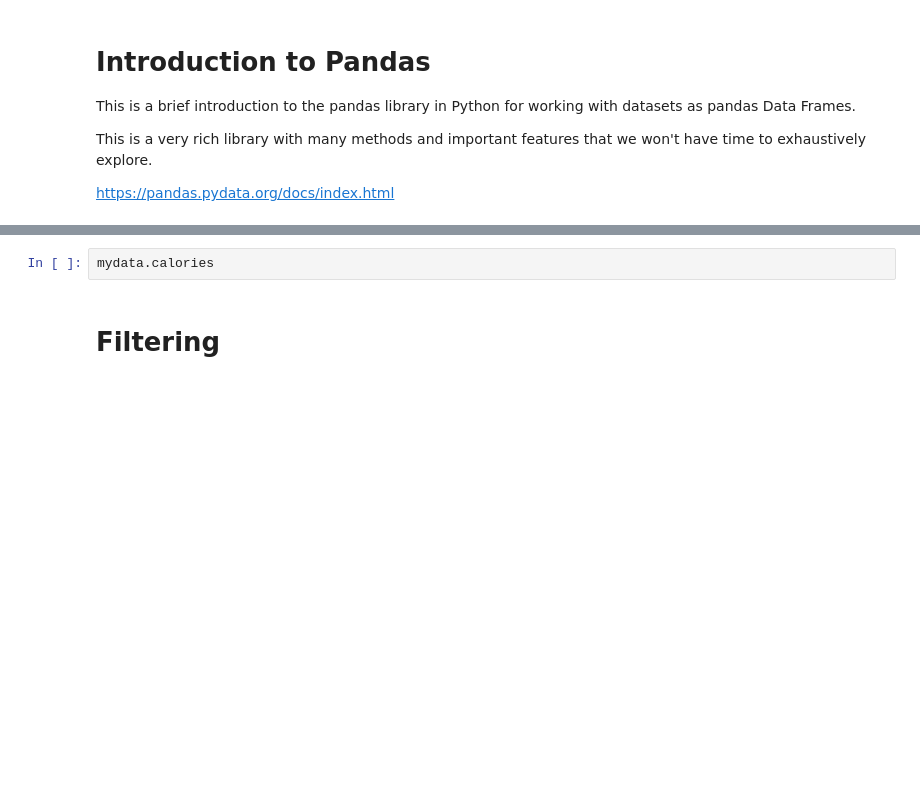
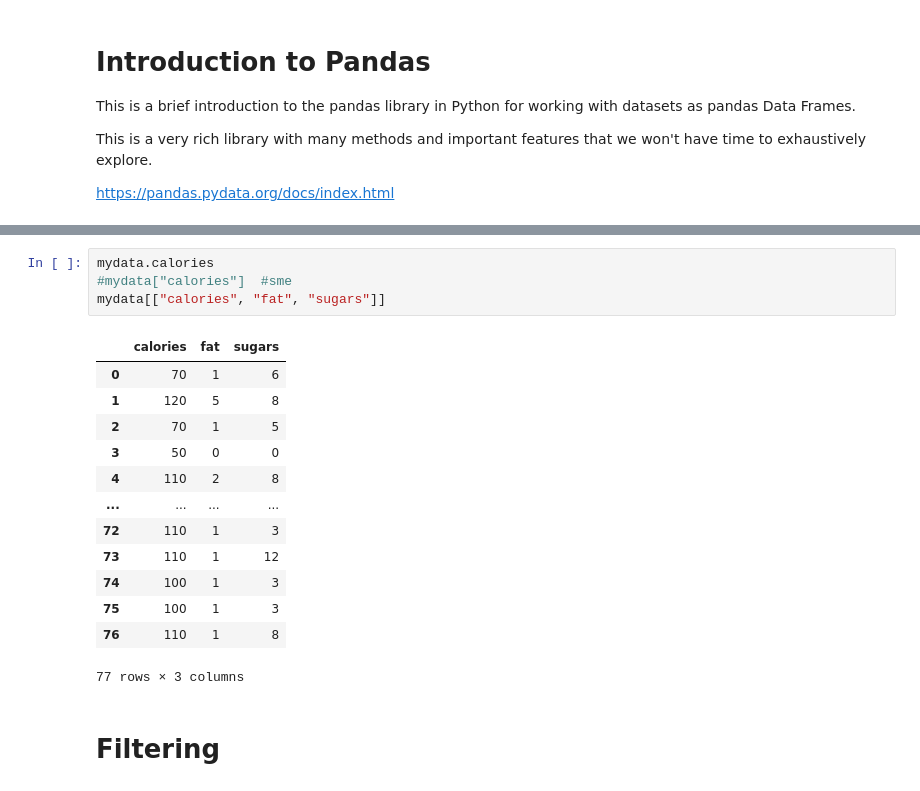
Before and after one commit to Bbat54/Bbat54, a Jupyter notebook: IntroToPandas.ipynb, the cells around one changed output, grey strips where cells are left out. Drawn from its saved outputs; the diff is of its cells as text; blank space fills up the shorter version.

```diff
--- a/IntroToPandas.ipynb
+++ b/IntroToPandas.ipynb
@@ -17,5 +46,21 @@ mydata
-# %%
-mydata.calories
+# %%
+mydata.calories
+#mydata["calories"]  #sme
+mydata[["calories", "fat", "sugars"]]
+# %% [output]
+|  | calories | fat | sugars |
+| 0 | 70 | 1 | 6 |
+| 1 | 120 | 5 | 8 |
+| 2 | 70 | 1 | 5 |
+| 3 | 50 | 0 | 0 |
+| 4 | 110 | 2 | 8 |
+| ... | ... | ... | ... |
+| 72 | 110 | 1 | 3 |
+| 73 | 110 | 1 | 12 |
+| 74 | 100 | 1 | 3 |
+| 75 | 100 | 1 | 3 |
+| 76 | 110 | 1 | 8 |
+77 rows × 3 columns
 # %% [markdown]
 # Filtering
 # %%
```
Also changed, not shown: parts of 13 cells of this notebook.
